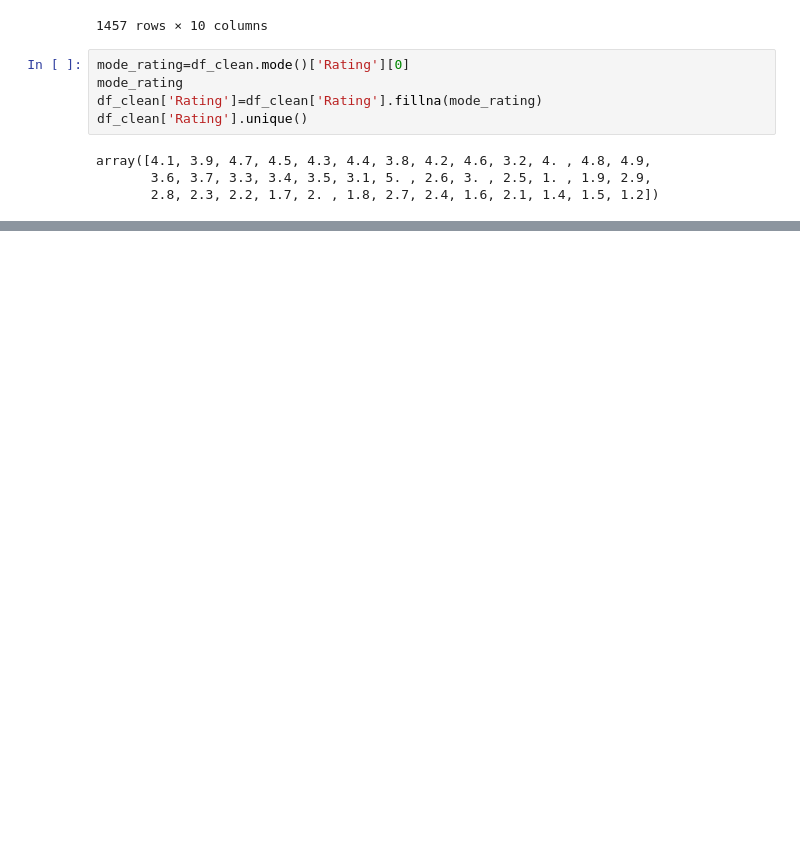
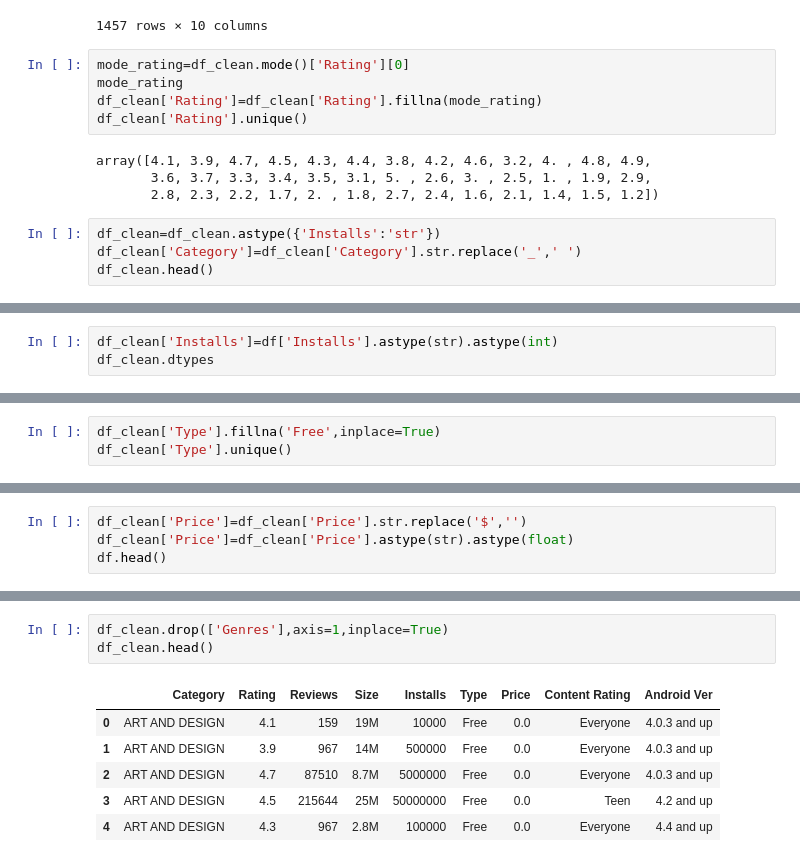
Before and after one commit to mulingwa/Playstore_Data_Analysis, a Jupyter notebook: Analysis.ipynb, the cells around one changed output, grey strips where cells are left out. Cells and saved outputs as stored; diff of their text form; blank space fills up the shorter version.

```diff
--- a/Analysis.ipynb
+++ b/Analysis.ipynb
@@ -170,3 +163,7 @@ df_clean['Rating'].unique()
 array([4.1, 3.9, 4.7, 4.5, 4.3, 4.4, 3.8, 4.2, 4.6, 3.2, 4. , 4.8, 4.9,
        3.6, 3.7, 3.3, 3.4, 3.5, 3.1, 5. , 2.6, 3. , 2.5, 1. , 1.9, 2.9,
        2.8, 2.3, 2.2, 1.7, 2. , 1.8, 2.7, 2.4, 1.6, 2.1, 1.4, 1.5, 1.2])
+# %%
+df_clean=df_clean.astype({'Installs':'str'})
+df_clean['Category']=df_clean['Category'].str.replace('_',' ')
+df_clean.head()
@@ -172,0 +172,3 @@ array([4.1, 3.9, 4.7, 4.5, 4.3, 4.4, 3.8, 4.2, 4.6, 3.2, 4. , 4.8, 4.9,
+# %%
+df_clean['Installs']=df['Installs'].astype(str).astype(int)
+df_clean.dtypes
@@ -172,0 +192,3 @@ array([4.1, 3.9, 4.7, 4.5, 4.3, 4.4, 3.8, 4.2, 4.6, 3.2, 4. , 4.8, 4.9,
+# %%
+df_clean['Type'].fillna('Free',inplace=True)
+df_clean['Type'].unique()
@@ -172,0 +197,4 @@ array([4.1, 3.9, 4.7, 4.5, 4.3, 4.4, 3.8, 4.2, 4.6, 3.2, 4. , 4.8, 4.9,
+# %%
+df_clean['Price']=df_clean['Price'].str.replace('$','')
+df_clean['Price']=df_clean['Price'].astype(str).astype(float)
+df.head()
@@ -172,0 +234,10 @@ array([4.1, 3.9, 4.7, 4.5, 4.3, 4.4, 3.8, 4.2, 4.6, 3.2, 4. , 4.8, 4.9,
+# %%
+df_clean.drop(['Genres'],axis=1,inplace=True)
+df_clean.head()
+# %% [output]
+|  | Category | Rating | Reviews | Size | Installs | Type | Price | Content Rating | Android Ver |
+| 0 | ART AND DESIGN | 4.1 | 159 | 19M | 10000 | Free | 0.0 | Everyone | 4.0.3 and up |
+| 1 | ART AND DESIGN | 3.9 | 967 | 14M | 500000 | Free | 0.0 | Everyone | 4.0.3 and up |
+| 2 | ART AND DESIGN | 4.7 | 87510 | 8.7M | 5000000 | Free | 0.0 | Everyone | 4.0.3 and up |
+| 3 | ART AND DESIGN | 4.5 | 215644 | 25M | 50000000 | Free | 0.0 | Teen | 4.2 and up |
+| 4 | ART AND DESIGN | 4.3 | 967 | 2.8M | 100000 | Free | 0.0 | Everyone | 4.4 and up |
```
Also changed, not shown: parts of 10 cells of this notebook.
